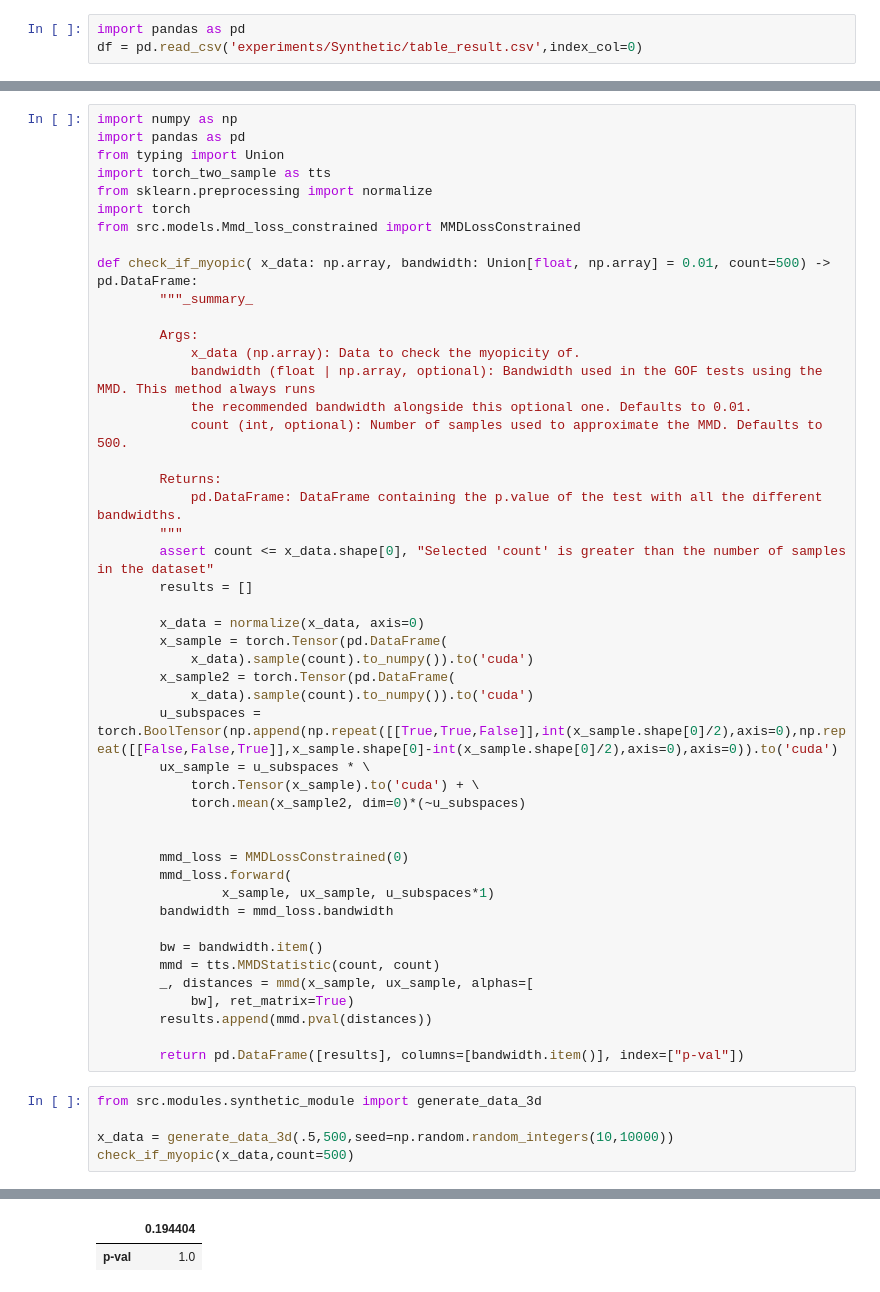
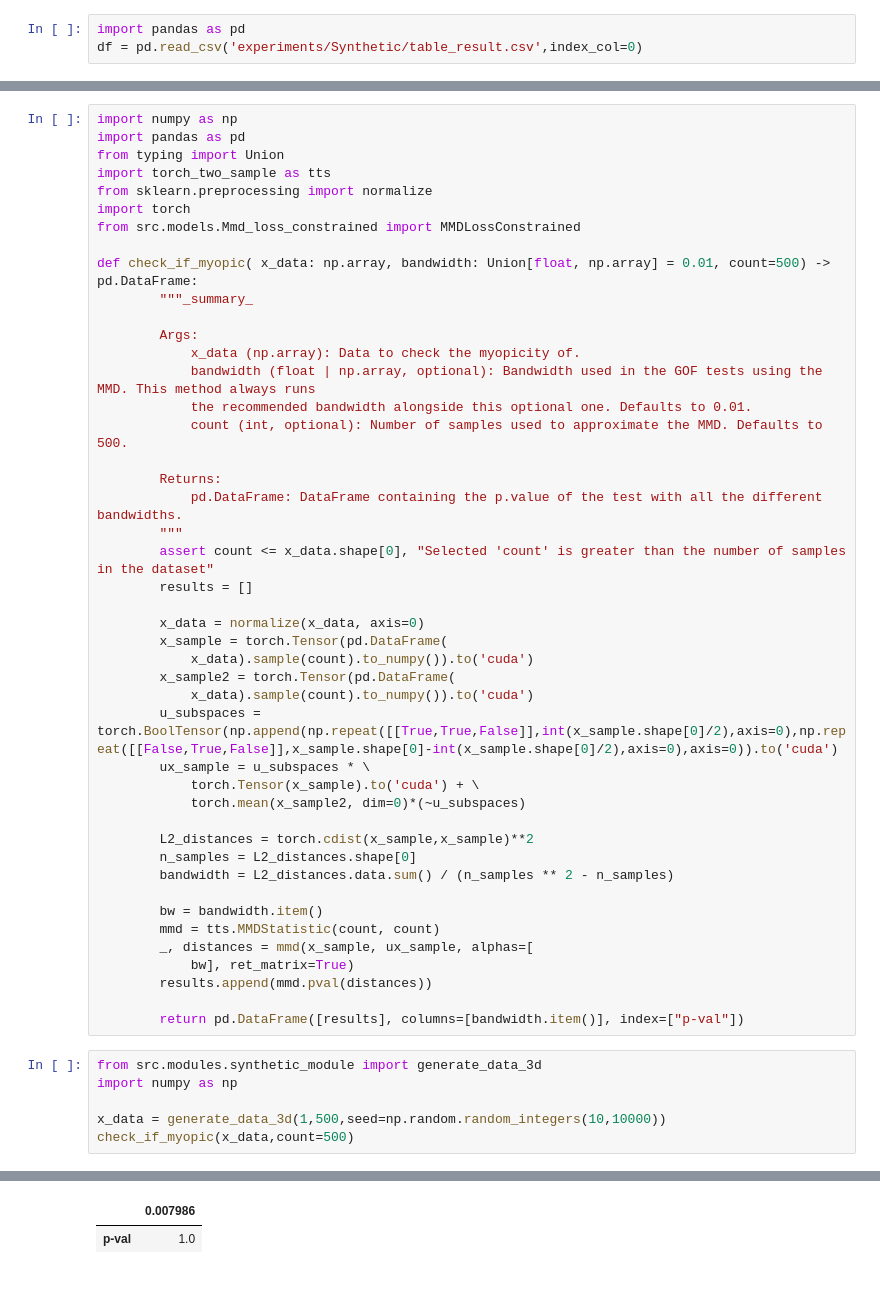
Before and after one commit to jcribeiro98/V-GAN, a Jupyter notebook: images.ipynb, the cells around one changed output, grey strips where cells are left out. Cells and saved outputs as stored; diff of their text form.

```diff
--- a/images.ipynb
+++ b/images.ipynb
@@ -93,16 +182,14 @@ def check_if_myopic( x_data: np.array, bandwidth: Union[float, np.array] = 0.01,
             x_data).sample(count).to_numpy()).to('cuda')
         x_sample2 = torch.Tensor(pd.DataFrame(
             x_data).sample(count).to_numpy()).to('cuda')
-        u_subspaces = torch.BoolTensor(np.append(np.repeat([[True,True,False]],int(x_sample.shape[0]/2),axis=0),np.repeat([[False,False,True]],x_sample.shape[0]-int(x_sample.shape[0]/2),axis=0),axis=0)).to('cuda')
+        u_subspaces = torch.BoolTensor(np.append(np.repeat([[True,True,False]],int(x_sample.shape[0]/2),axis=0),np.repeat([[False,True,False]],x_sample.shape[0]-int(x_sample.shape[0]/2),axis=0),axis=0)).to('cuda')
         ux_sample = u_subspaces * \
             torch.Tensor(x_sample).to('cuda') + \
             torch.mean(x_sample2, dim=0)*(~u_subspaces)
 
-
-        mmd_loss = MMDLossConstrained(0)
-        mmd_loss.forward(
-                x_sample, ux_sample, u_subspaces*1)
-        bandwidth = mmd_loss.bandwidth
+        L2_distances = torch.cdist(x_sample,x_sample)**2
+        n_samples = L2_distances.shape[0]
+        bandwidth = L2_distances.data.sum() / (n_samples ** 2 - n_samples)
 
         bw = bandwidth.item()
         mmd = tts.MMDStatistic(count, count)
@@ -113,7 +200,8 @@ def check_if_myopic( x_data: np.array, bandwidth: Union[float, np.array] = 0.01,
         return pd.DataFrame([results], columns=[bandwidth.item()], index=["p-val"])
 # %%
 from src.modules.synthetic_module import generate_data_3d
+import numpy as np
 
-x_data = generate_data_3d(.5,500,seed=np.random.random_integers(10,10000))
+x_data = generate_data_3d(1,500,seed=np.random.random_integers(10,10000))
 check_if_myopic(x_data,count=500)
 # %% [output]
@@ -120,2 +216,2 @@ check_if_myopic(x_data,count=500)
-|  | 0.194404 |
+|  | 0.007986 |
 | p-val | 1.0 |
```
Also changed, not shown: parts of 10 cells of this notebook, 2 other files.
